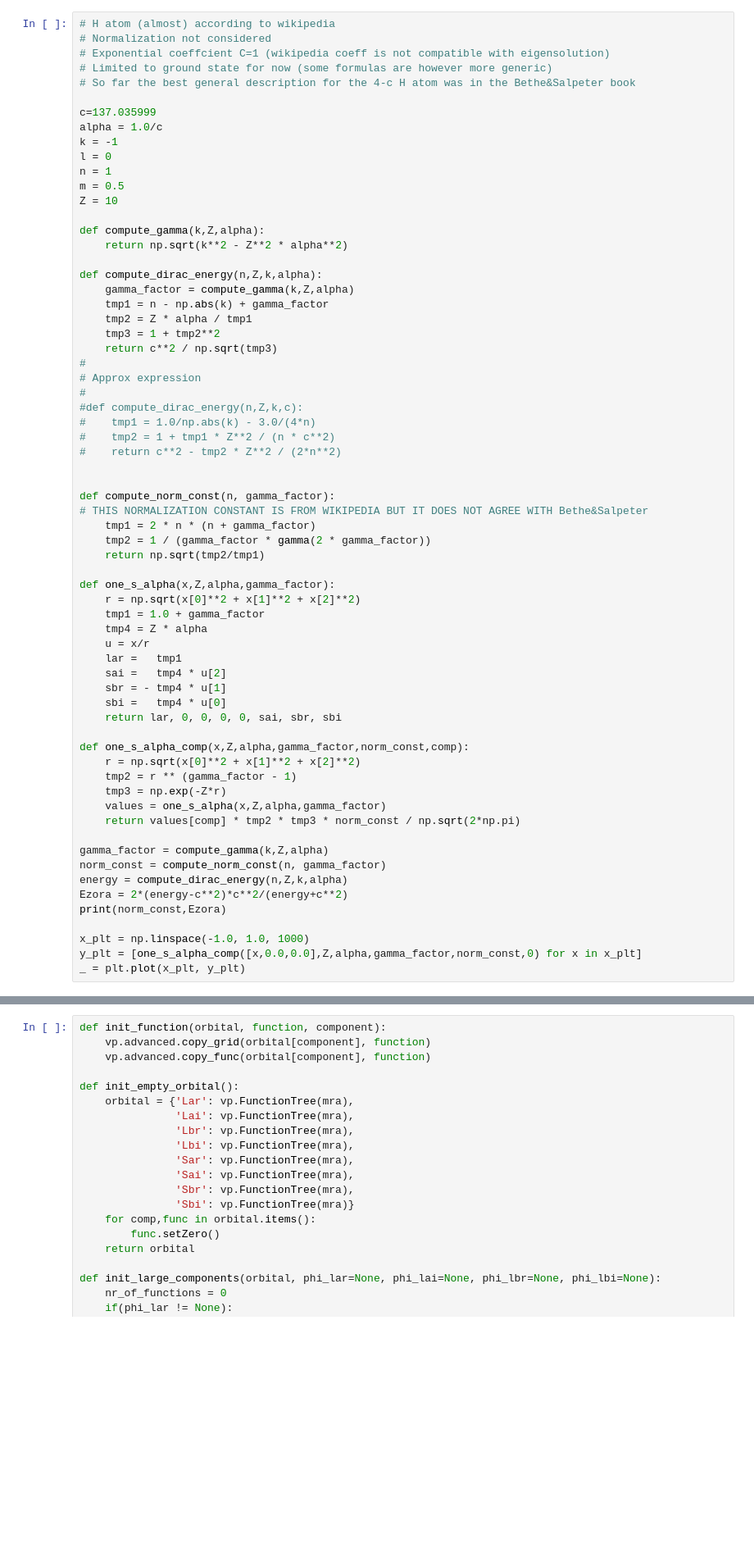
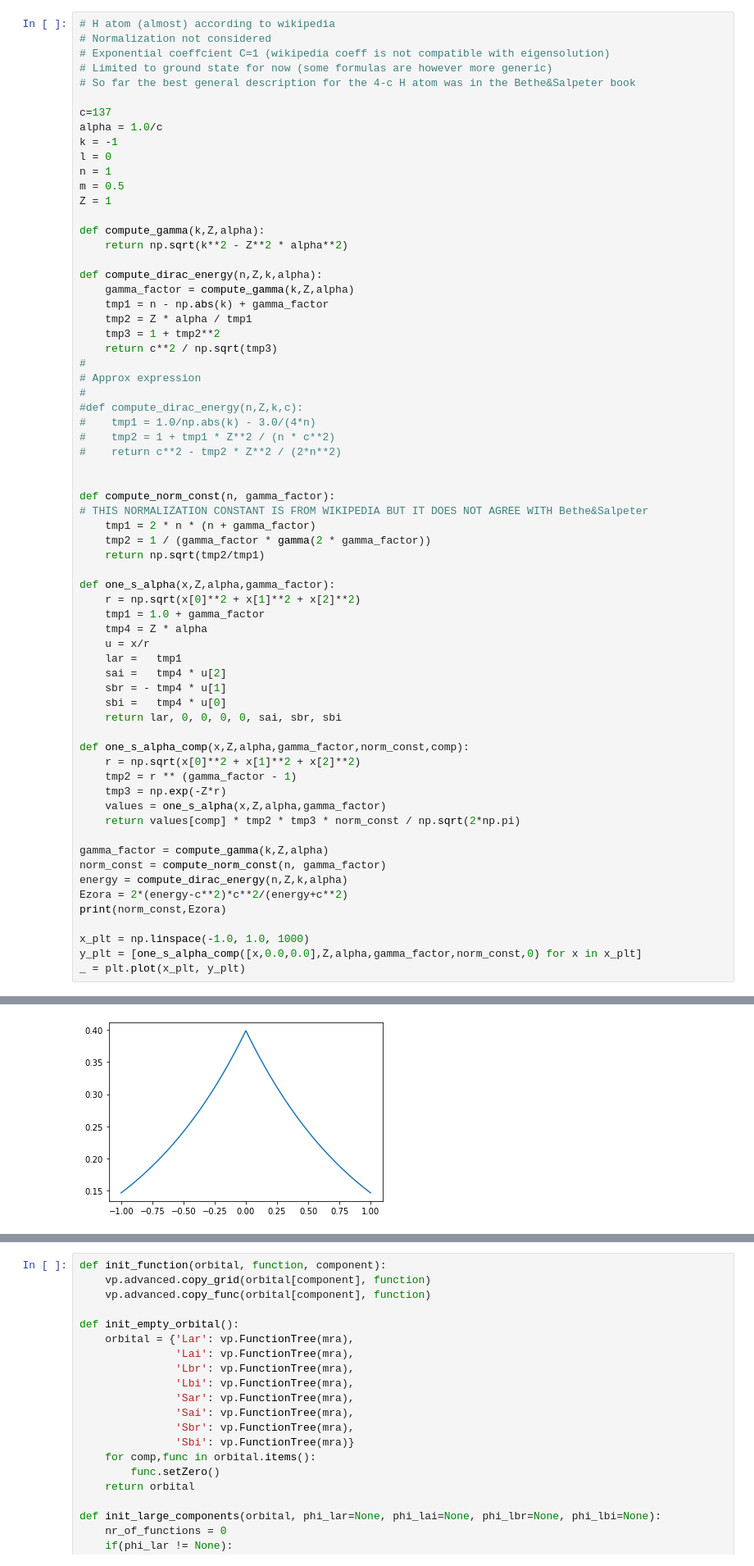
Before and after one commit to MRChemSoft/ReMRChem, a Jupyter notebook: H4C-Copy1.ipynb, the cells around one changed output, grey strips where cells are left out. Shown: that part at 82% size. Drawn from its saved outputs; the diff is of its cells as text; blank space fills up the shorter version.

```diff
--- a/H4C-Copy1.ipynb
+++ b/H4C-Copy1.ipynb
@@ -124,13 +37,13 @@ class orbital4c:
 # Limited to ground state for now (some formulas are however more generic)
 # So far the best general description for the 4-c H atom was in the Bethe&Salpeter book
 
-c=137.035999
+c=137
 alpha = 1.0/c
 k = -1
 l = 0
 n = 1
 m = 0.5
-Z = 10
+Z = 1
 
 def compute_gamma(k,Z,alpha):
     return np.sqrt(k**2 - Z**2 * alpha**2)
@@ -183,3 +96,4 @@ print(norm_const,Ezora)
 x_plt = np.linspace(-1.0, 1.0, 1000)
 y_plt = [one_s_alpha_comp([x,0.0,0.0],Z,alpha,gamma_factor,norm_const,0) for x in x_plt]
 _ = plt.plot(x_plt, y_plt)
+# %% [output]
@@ -186,3 +101,4 @@ _ = plt.plot(x_plt, y_plt)
+[figure, added]
 # %%
 def u(r):
     u = erf(r)/r + (1/(3*np.sqrt(np.pi)))*(np.exp(-(r**2)) + 16*np.exp(-4*r**2))
```
Also changed, not shown: parts of 14 cells of this notebook, 1 other file.
